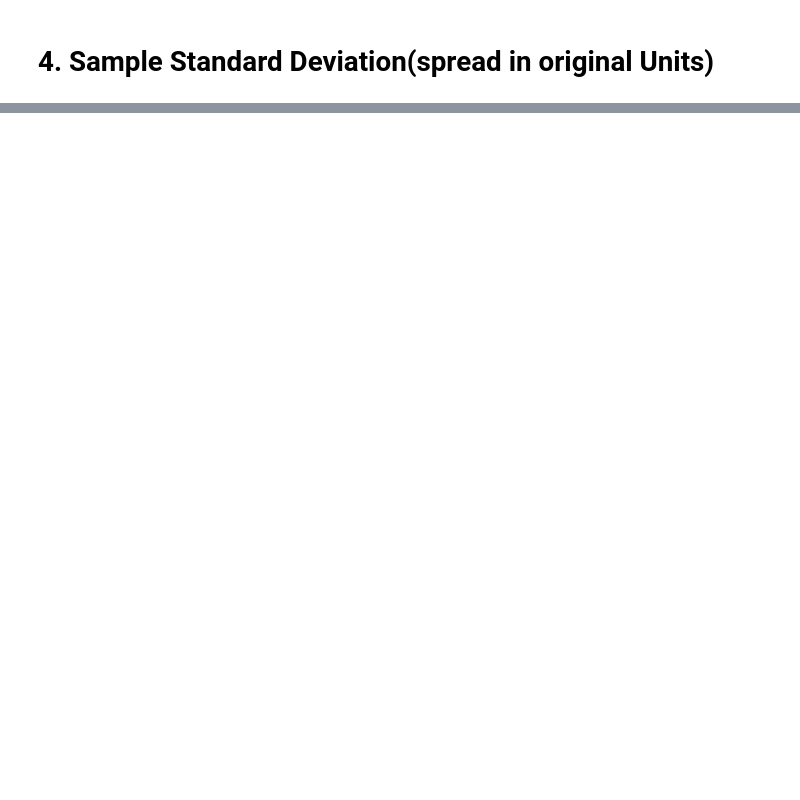
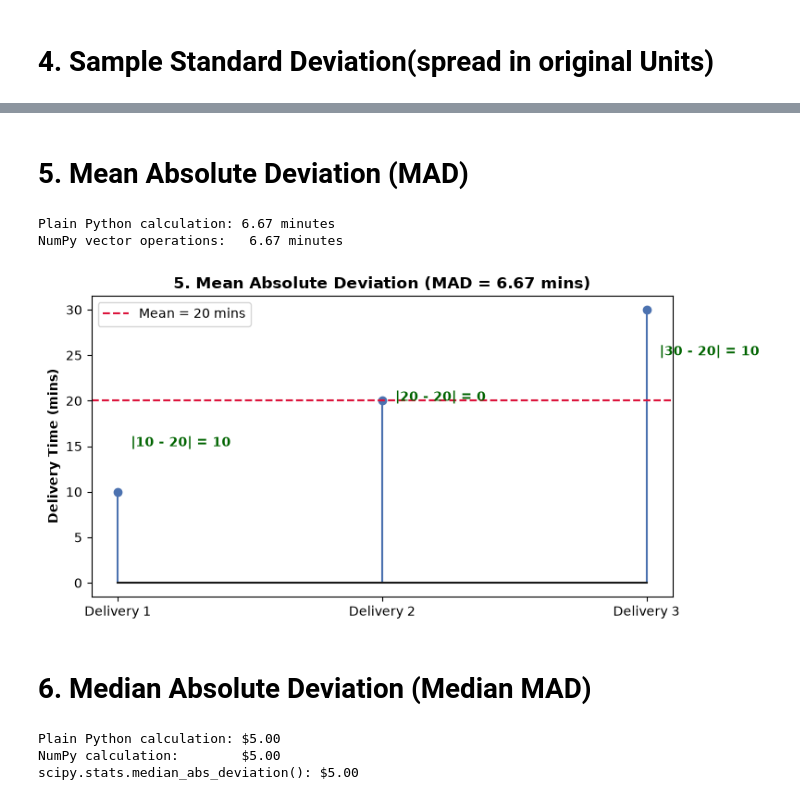
Before and after one commit to utsav1103/CDAC-AI, a Jupyter notebook: Data-analytics/day7/statistical_measure.ipynb, the cells around one changed output, grey strips where cells are left out. Cells and saved outputs as stored; diff of their text form; code cells hidden in the pictures; blank space fills up the shorter version.

```diff
--- a/Data-analytics/day7/statistical_measure.ipynb
+++ b/Data-analytics/day7/statistical_measure.ipynb
@@ -271,0 +363,67 @@ bars = ax.bar(x_indices,plants,width=0.4,color='teal',alpha=0.6,label='Plant Hei
+# %% [markdown]
+# 5. Mean Absolute Deviation (MAD)
+# %%
+# 5. Mean Absolute Deviation Example
+deliveries = [10, 20, 30]
+# Plain Python
+mean_val = sum(deliveries) / len(deliveries)
+mad_python = sum(abs(x - mean_val) for x in deliveries) / len(deliveries)
+
+# NumPy Library
+mad_np = np.mean(np.abs(np.array(deliveries) - np.mean(deliveries)))
+
+print(f"Plain Python calculation: {mad_python:.2f} minutes")
+print(f"NumPy vector operations:   {mad_np:.2f} minutes")
+
+
+mean_val = np.mean(deliveries)
+mad_val = np.mean(np.abs(np.array(deliveries) - mean_val))
+fig, ax = plt.subplots(figsize=(8, 4))
+
+x = np.arange(len(deliveries))
+ax.stem(x, deliveries, linefmt='b-', markerfmt='bo', basefmt='k-')
+
+# Mean line
+ax.axhline(mean_val, color='crimson', linestyle='--', label=f'Mean = {mean_val:.0f} mins')
+
+# Annotate absolute distances
+for i, d in enumerate(deliveries):
+    abs_dev = abs(d - mean_val)
+    ax.text(i + 0.05, (d + mean_val) / 2, f'|{d} - {mean_val:.0f}| = {abs_dev:.0f}',
+            color='darkgreen', fontweight='bold')
+
+ax.set_xticks(x)
+ax.set_xticklabels([f'Delivery {i+1}' for i in x])
+ax.set_ylabel('Delivery Time (mins)', fontweight='bold')
+ax.set_title(f'5. Mean Absolute Deviation (MAD = {mad_val:.2f} mins)', fontweight='bold')
+ax.legend()
+plt.tight_layout()
+plt.show()
+# %% [output]
+Plain Python calculation: 6.67 minutes
+NumPy vector operations:   6.67 minutes
+[figure, added]
+# %% [markdown]
+# 6. Median Absolute Deviation (Median MAD)
+# %%
+# 6. Median Absolute Deviation Example
+wages = [10, 12, 15, 20, 100]
+
+# Plain Python
+med_val = statistics.median(wages)
+devs = [abs(x - med_val) for x in wages]
+mad_med_python = statistics.median(devs)
+
+# NumPy Library
+mad_med_np = np.median(np.abs(np.array(wages) - np.median(wages)))
+
+# SciPy Library
+mad_med_scipy = stats.median_abs_deviation(wages, scale=1)
+
+print(f"Plain Python calculation: ${mad_med_python:.2f}")
+print(f"NumPy calculation:        ${mad_med_np:.2f}")
+print(f"scipy.stats.median_abs_deviation(): ${mad_med_scipy:.2f}")
+# %% [output]
+Plain Python calculation: $5.00
+NumPy calculation:        $5.00
+scipy.stats.median_abs_deviation(): $5.00
```
Also changed, not shown: parts of 26 cells of this notebook.
